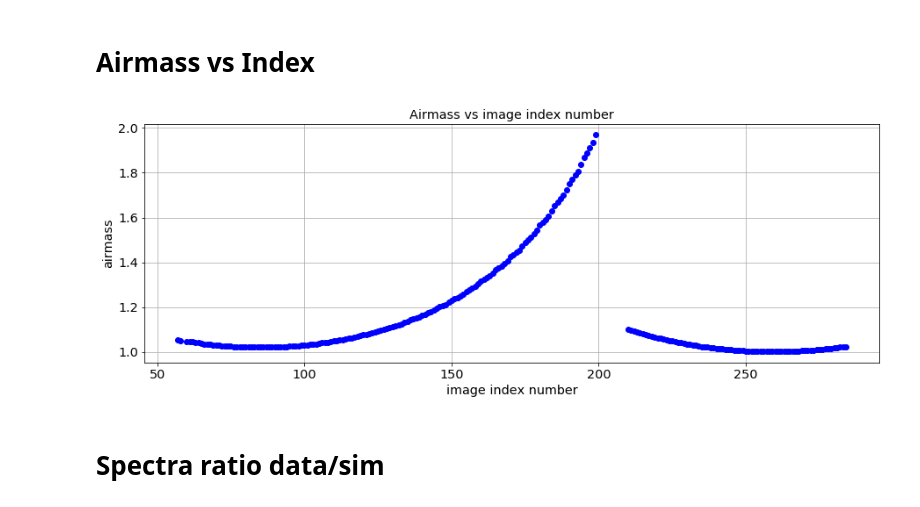
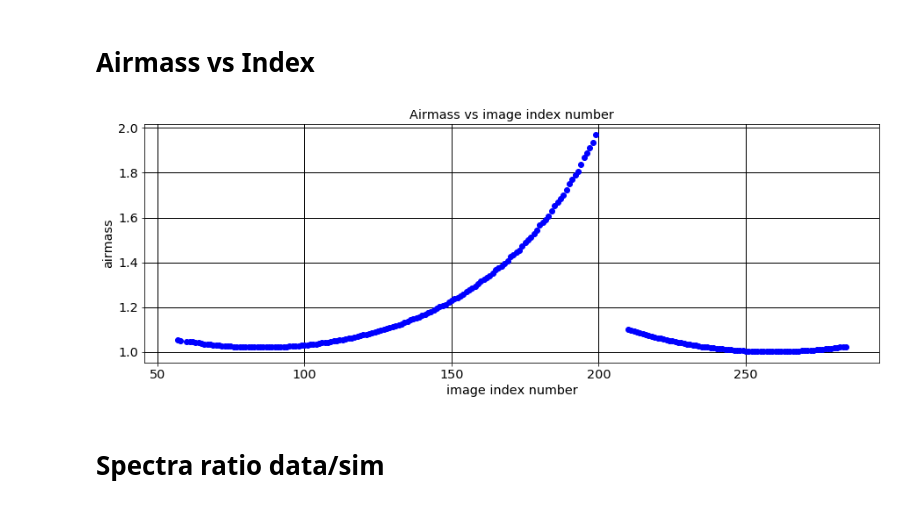
Before and after one commit to sylvielsstfr/SpectractorAnaAtm, a Jupyter notebook: ana_30may17/GetDisperserTransmission.ipynb, the cells around one changed output. Drawn from its saved outputs; the diff is of its cells as text; code cells hidden in the pictures.

```diff
--- a/ana_30may17/GetDisperserTransmission.ipynb
+++ b/ana_30may17/GetDisperserTransmission.ipynb
@@ -537,15 +537,10 @@ PlotSpectraDataSim(all_simspectrafiles3,sel2_obs,SearchTagRe,np.zeros(len(wlshif
 [figure]
 # %% [markdown]
 # Airmass vs Index
-# %%
-plt.figure(figsize=(15,5))
-plt.plot(sel2_obs["index"],Convert_InFloat(sel2_obs["airmass"]),'bo')
-plt.xlabel("image index number")
-plt.ylabel("airmass")
-plt.title('Airmass vs image index number')
-plt.grid()
-# %% [output]
-[figure, removed]
+# %%
+PlotAirmass(sel2_obs)
+# %% [output]
+[figure, added]
 # %% [markdown]
 # Spectra ratio data/sim
 # %%
```
Also changed, not shown: parts of 8 cells of this notebook, 2 other files.
